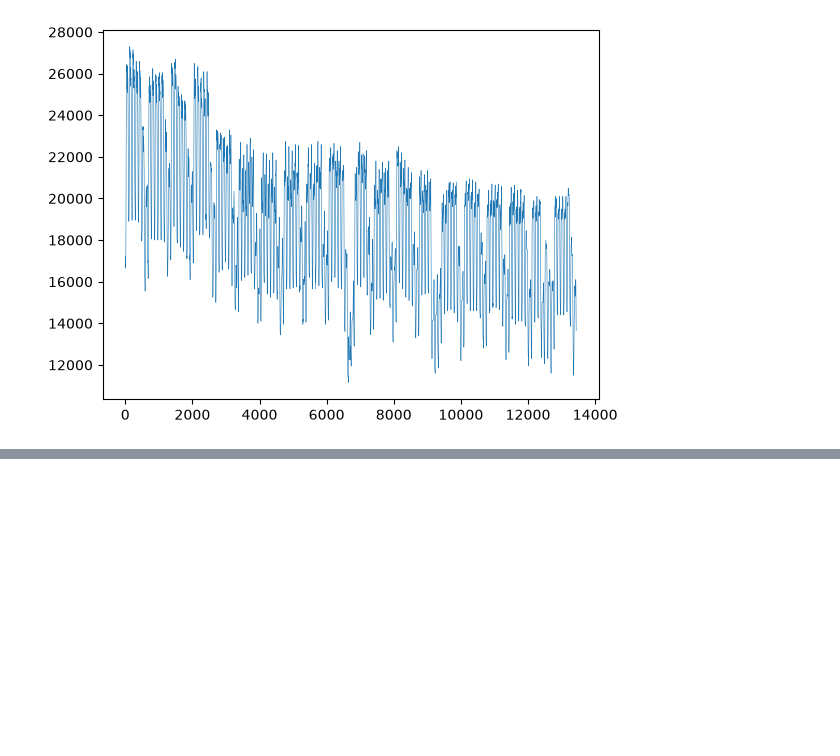
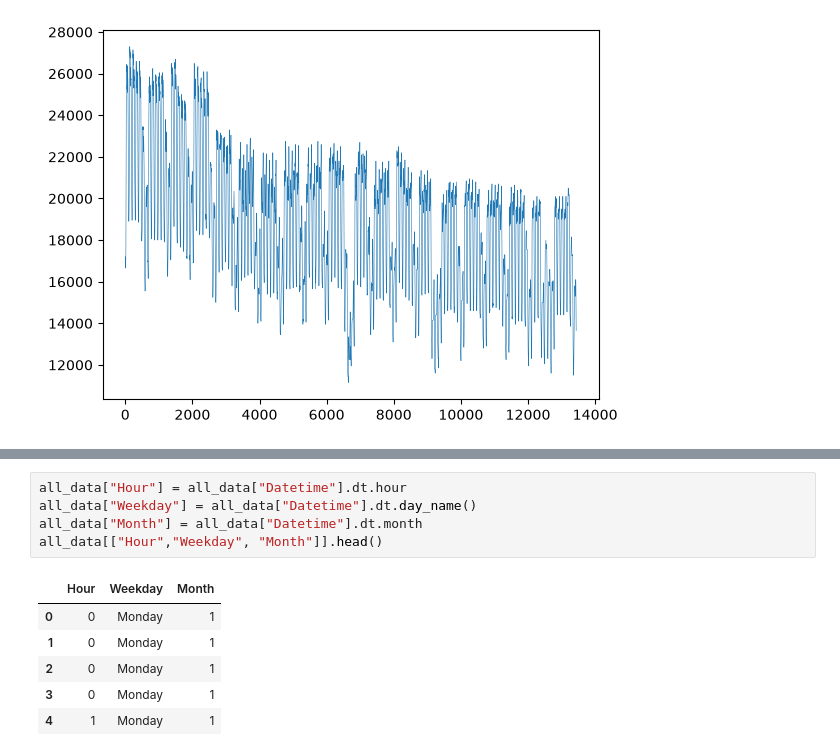
Before and after one commit to bkluj/EnergyMarketBoard, a Jupyter notebook: notebooks/exploration.ipynb, the cells around one changed output, grey strips where cells are left out. Drawn from its saved outputs; the diff is of its cells as text; blank space fills up the shorter version.

```diff
--- a/notebooks/exploration.ipynb
+++ b/notebooks/exploration.ipynb
@@ -53,0 +97,12 @@ plot = plt.plot(all_data['Forecasted Total Load [MW]'], linewidth=0.4)
+# %%
+all_data["Hour"] = all_data["Datetime"].dt.hour
+all_data["Weekday"] = all_data["Datetime"].dt.day_name()
+all_data["Month"] = all_data["Datetime"].dt.month
+all_data[["Hour","Weekday", "Month"]].head()
+# %% [output]
+|  | Hour | Weekday | Month |
+| 0 | 0 | Monday | 1 |
+| 1 | 0 | Monday | 1 |
+| 2 | 0 | Monday | 1 |
+| 3 | 0 | Monday | 1 |
+| 4 | 1 | Monday | 1 |
```
Also changed, not shown: parts of 4 cells of this notebook.
